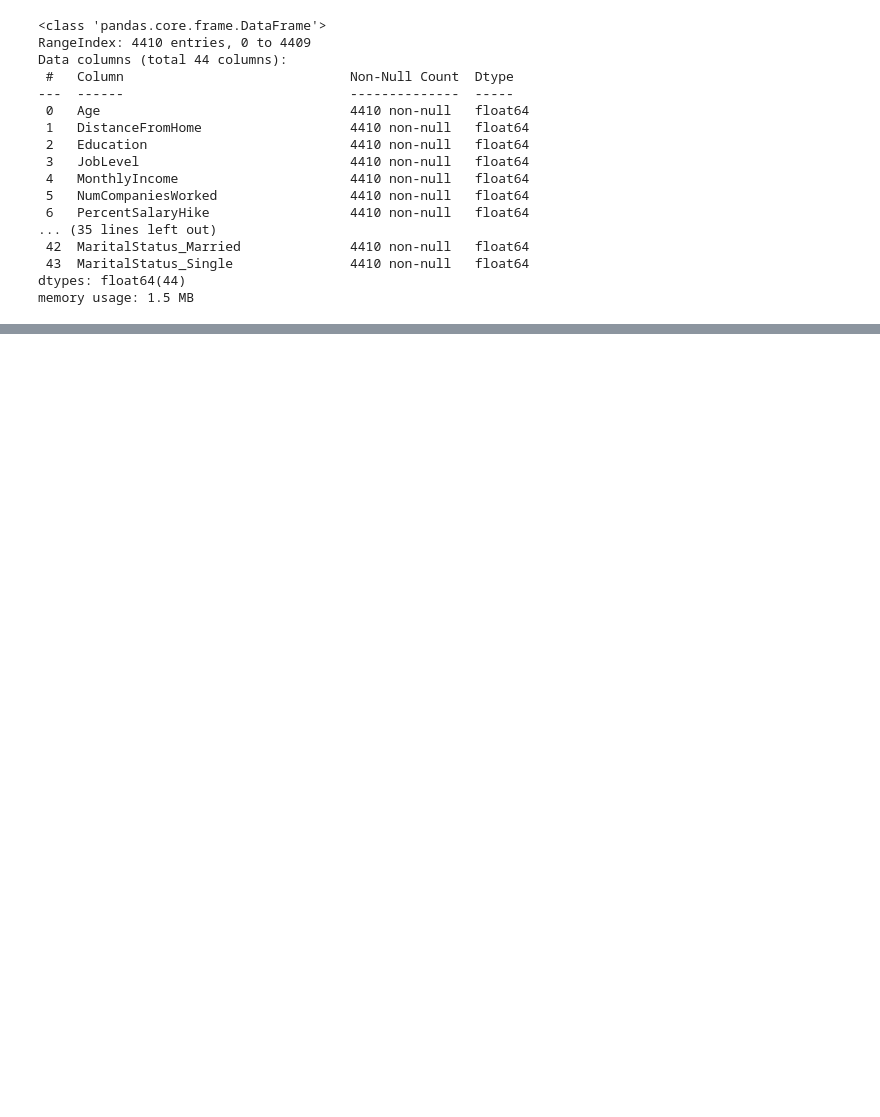
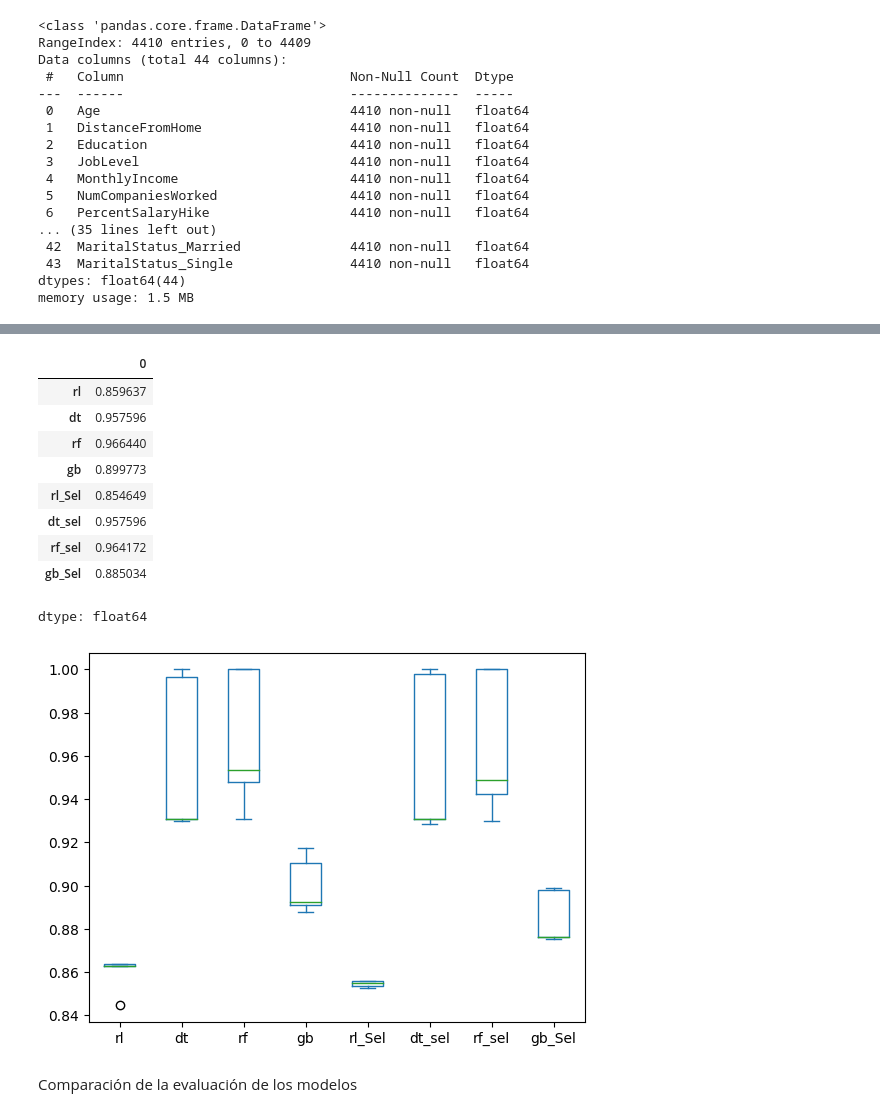
Before and after one commit to juanjmolina/Anal-tica-en-Recursos-Humanos, a Jupyter notebook: modelos.ipynb, the cells around one changed output, grey strips where cells are left out. Cells and saved outputs as stored; diff of their text form; code cells hidden in the pictures; blank space fills up the shorter version.

Commit message:
Comparación

```diff
--- a/modelos.ipynb
+++ b/modelos.ipynb
@@ -260,0 +298,9 @@ memory usage: 1.5 MB
+# %%
+accuracy_full=fn.medir_modelos(modelos,"accuracy",X,y,5) ## base con todas las variables
+accuracy_varsel=fn.medir_modelos(modelos,"accuracy",X2,y,5) ### base con variables seleccionadas
+
+
+accuracy=pd.concat([accuracy_full,accuracy_varsel],axis=1)
+accuracy.columns=['rl', 'dt', 'rf', 'gb',
+       'rl_Sel', 'dt_sel', 'rf_sel', 'gb_Sel']
+accuracy
@@ -260,0 +314,18 @@ memory usage: 1.5 MB
+# %%
+accuracy_2=accuracy[ ['rl','dt', 'rf', 'gb','rl_Sel', 'dt_sel', 'rf_sel', 'gb_Sel']]
+accuracy_2.plot(kind='box') ### gráfico para modelos sel y todas las variables
+accuracy.mean() ### medias de mape
+# %% [output]
+|  | 0 |
+| rl | 0.859637 |
+| dt | 0.957596 |
+| rf | 0.966440 |
+| gb | 0.899773 |
+| rl_Sel | 0.854649 |
+| dt_sel | 0.957596 |
+| rf_sel | 0.964172 |
+| gb_Sel | 0.885034 |
+dtype: float64
+[figure, added]
+# %% [markdown]
+Comparación de la evaluación de los modelos
```
Also changed, not shown: parts of 8 cells of this notebook.
